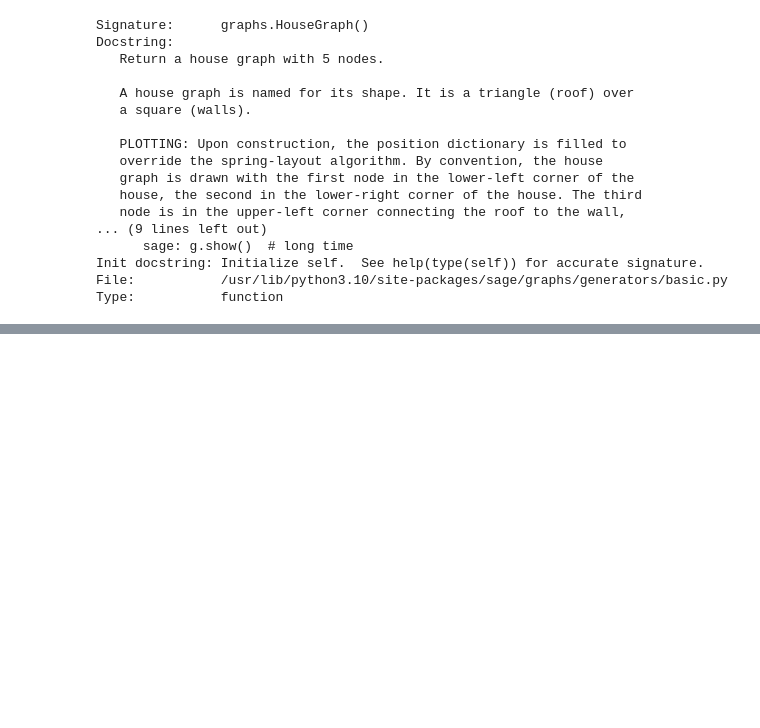
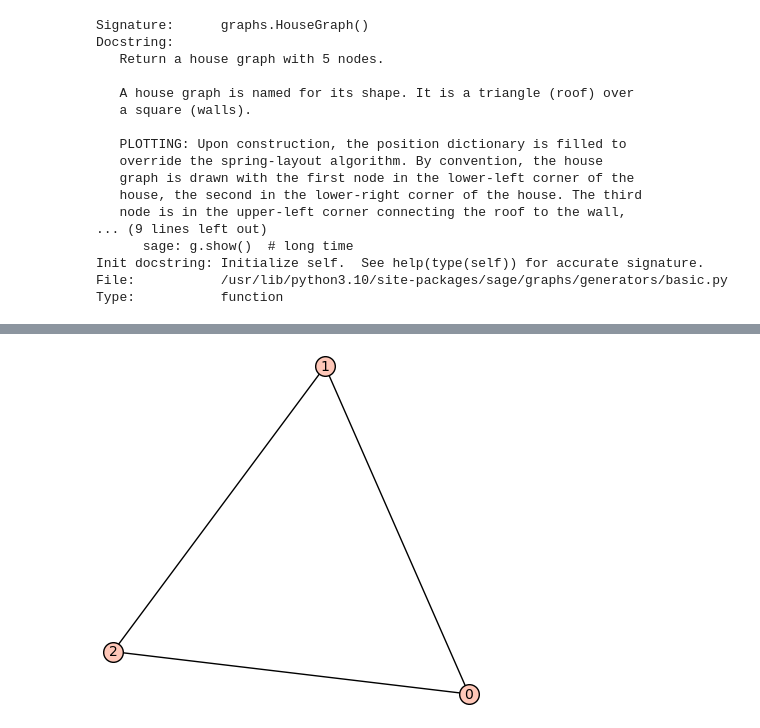
Before and after one commit to pgrepds/sagemath-playground, a Jupyter notebook: graphs.ipynb, the cells around one changed output, grey strips where cells are left out. Cells and saved outputs as stored; diff of their text form; code cells hidden in the pictures; blank space fills up the shorter version.

```diff
--- a/graphs.ipynb
+++ b/graphs.ipynb
@@ -63,0 +104,6 @@ Type:           function
+# %%
+# Creating a graph from a given matrix is also possible.
+A = matrix([[0, 1, 1], [1, 0, 1], [1, 1, 0]])
+Graph(A).show()
+# %% [output]
+[figure, added]
```
Also changed, not shown: parts of 17 cells of this notebook.
